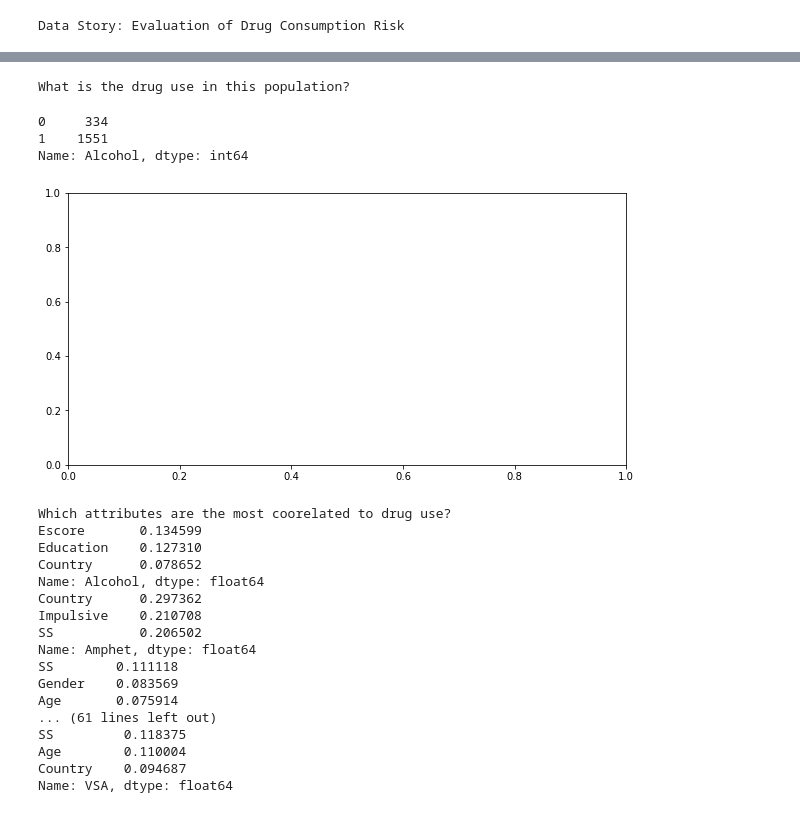
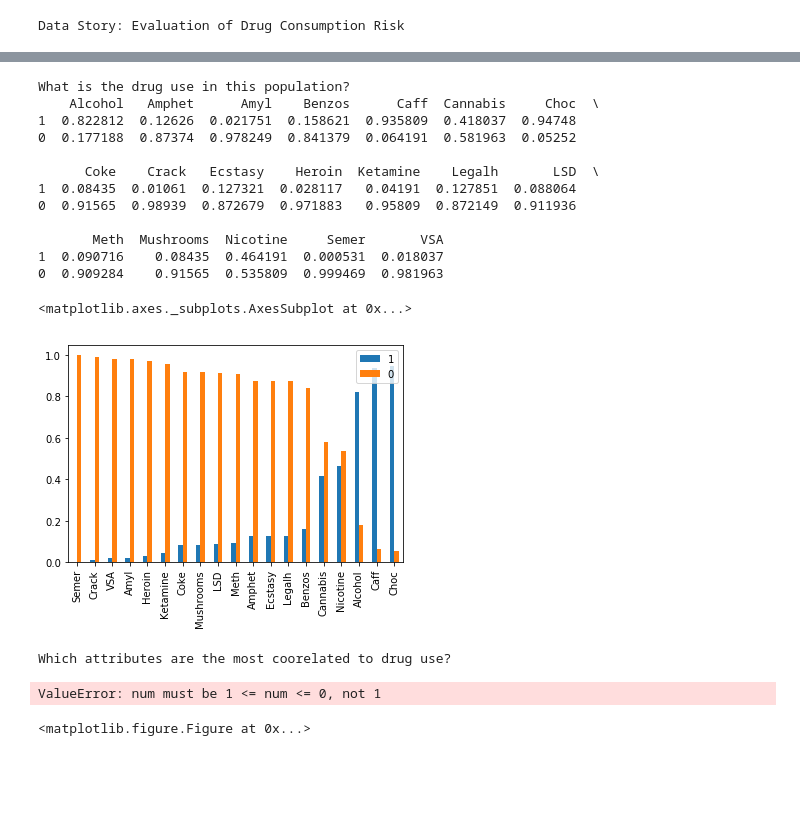
Before and after one commit to AlissaMezzacappa/data-story-telling, a Jupyter notebook: Data Story Telling.ipynb, the cells around one changed output, grey strips where cells are left out. Cells and saved outputs as stored; diff of their text form; code cells hidden in the pictures; blank space fills up the shorter version.

```diff
--- a/Data Story Telling.ipynb
+++ b/Data Story Telling.ipynb
@@ -53,19 +82,0 @@ AttributeError: 'DataFrame' object has no attribute 'value_count'
-# %%
-print('What is the drug use in this population?')
-import numpy as np
-drug_data=data.iloc[:,13:32]
-Alcohol=data.iloc[:,13].value_counts().sort_values()
-Amphet=data.iloc[:,14].value_counts().sort_values()
-L=[x+Amphet[]]
-Amyl=data.iloc[:,15].value_counts()
-#setting positions and width of bars
-pos=list(range(len(drug_data.iloc[1,:])))
-width=0.25
-#plotting the bars
-fig, ax=py.subplots(figsize=(10,5))
-# %% [output]
-What is the drug use in this population?
-0     334
-1    1551
-Name: Alcohol, dtype: int64
-[figure, removed]
@@ -96,3 +83,29 @@ VSA=data.iloc[:,31].value_counts()
+# %%
+print('What is the drug use in this population?')
+import numpy as np
+drug_data=data.iloc[:,13:32]
+columns=drug_data.columns
+ddvc=pd.DataFrame()
+for column in columns:
+    ddvc[column]=drug_data[column].value_counts(normalize=True, sort=True, ascending=False, bins=None, dropna=True)#.sort_values() #frequency
+print(ddvc.head())
+ddvc1=ddvc.T
+ddvc1.sort_values([1,0]).plot.bar()
+# %% [output]
+What is the drug use in this population?
+    Alcohol   Amphet      Amyl    Benzos      Caff  Cannabis     Choc  \
+1  0.822812  0.12626  0.021751  0.158621  0.935809  0.418037  0.94748
+0  0.177188  0.87374  0.978249  0.841379  0.064191  0.581963  0.05252
+
+      Coke    Crack   Ecstasy    Heroin  Ketamine    Legalh       LSD  \
+1  0.08435  0.01061  0.127321  0.028117   0.04191  0.127851  0.088064
+0  0.91565  0.98939  0.872679  0.971883   0.95809  0.872149  0.911936
+
+       Meth  Mushrooms  Nicotine     Semer       VSA
+1  0.090716    0.08435  0.464191  0.000531  0.018037
+0  0.909284    0.91565  0.535809  0.999469  0.981963
+<matplotlib.axes._subplots.AxesSubplot at 0x...>
+[figure, added]
 # %%
 print('Which attributes are the most coorelated to drug use?')
 sub_coormat=coormat.iloc[13:,1:13]
@@ -100,22 +113,13 @@ for i in xrange(0,len(sub_coormat.iloc[:,0])):
     footop=sub_coormat.iloc[i,:].sort_values().head(3)
     foobot=sub_coormat.iloc[i,:].sort_values().tail(3)
     mostcoor=abs(footop).append(abs(foobot)).sort_values(ascending=False).head(3)
-    #make scatter plots
+    py.figure(i)
+    py.subplot(1,1,1)
+    py.scatter(data[sub_coormat.index[i]], data[mostcoor.index[0]])
+    py.xlabel(sub_coormat.index[i])
+    py.ylabel(mostcoor.index[0])
+   # py.title(concat('Strongest Coorelated to ',sub_coormat.index[0]))
 # %% [output]
 Which attributes are the most coorelated to drug use?
-Escore       0.134599
-Education    0.127310
-Country      0.078652
-Name: Alcohol, dtype: float64
-Country      0.297362
-Impulsive    0.210708
-SS           0.206502
-Name: Amphet, dtype: float64
-SS        0.111118
-Gender    0.083569
-Age       0.075914
-... (61 lines left out)
-SS         0.118375
-Age        0.110004
-Country    0.094687
-Name: VSA, dtype: float64
+ValueError: num must be 1 <= num <= 0, not 1
+<matplotlib.figure.Figure at 0x...>
```
Also changed, not shown: parts of 5 cells of this notebook.
